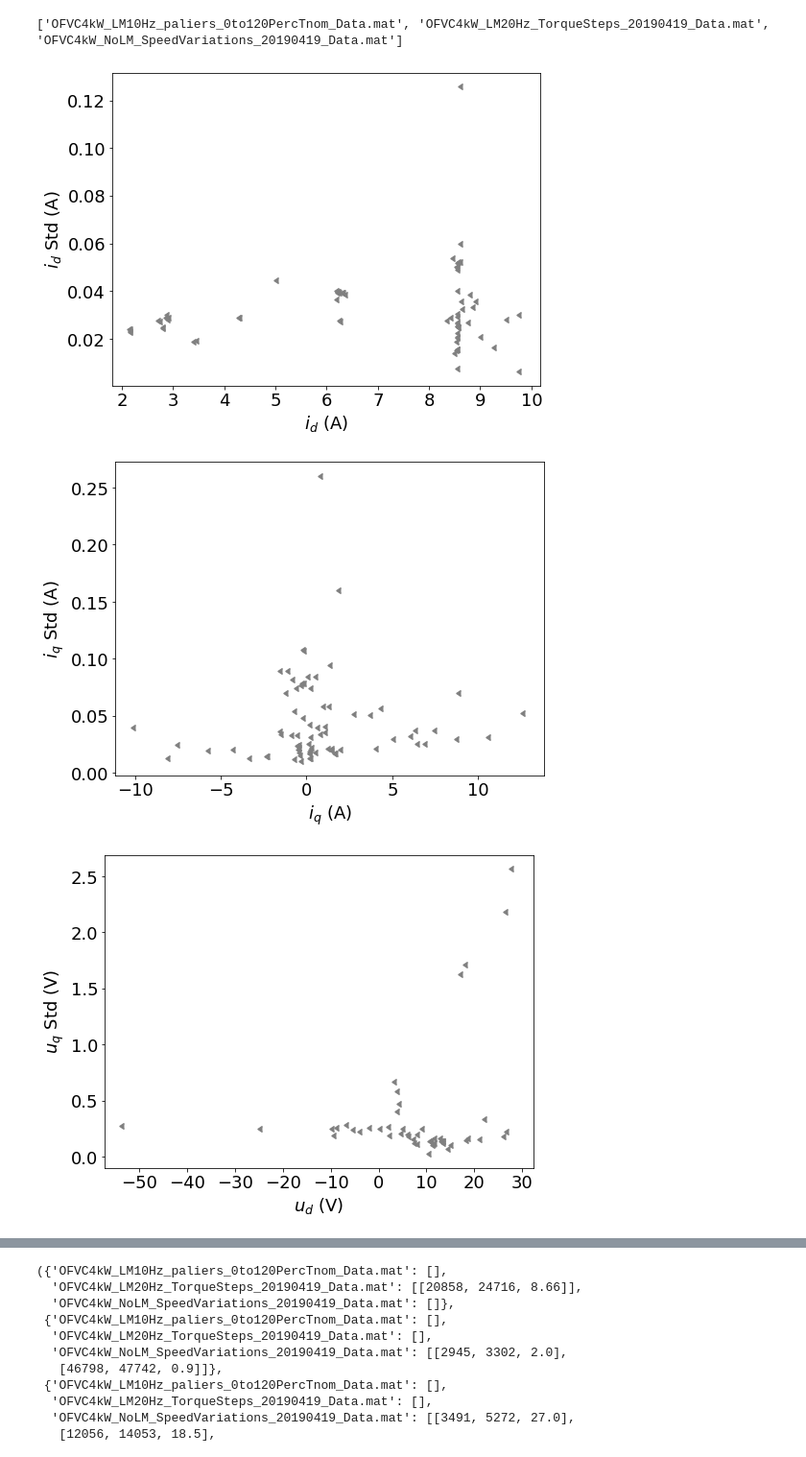
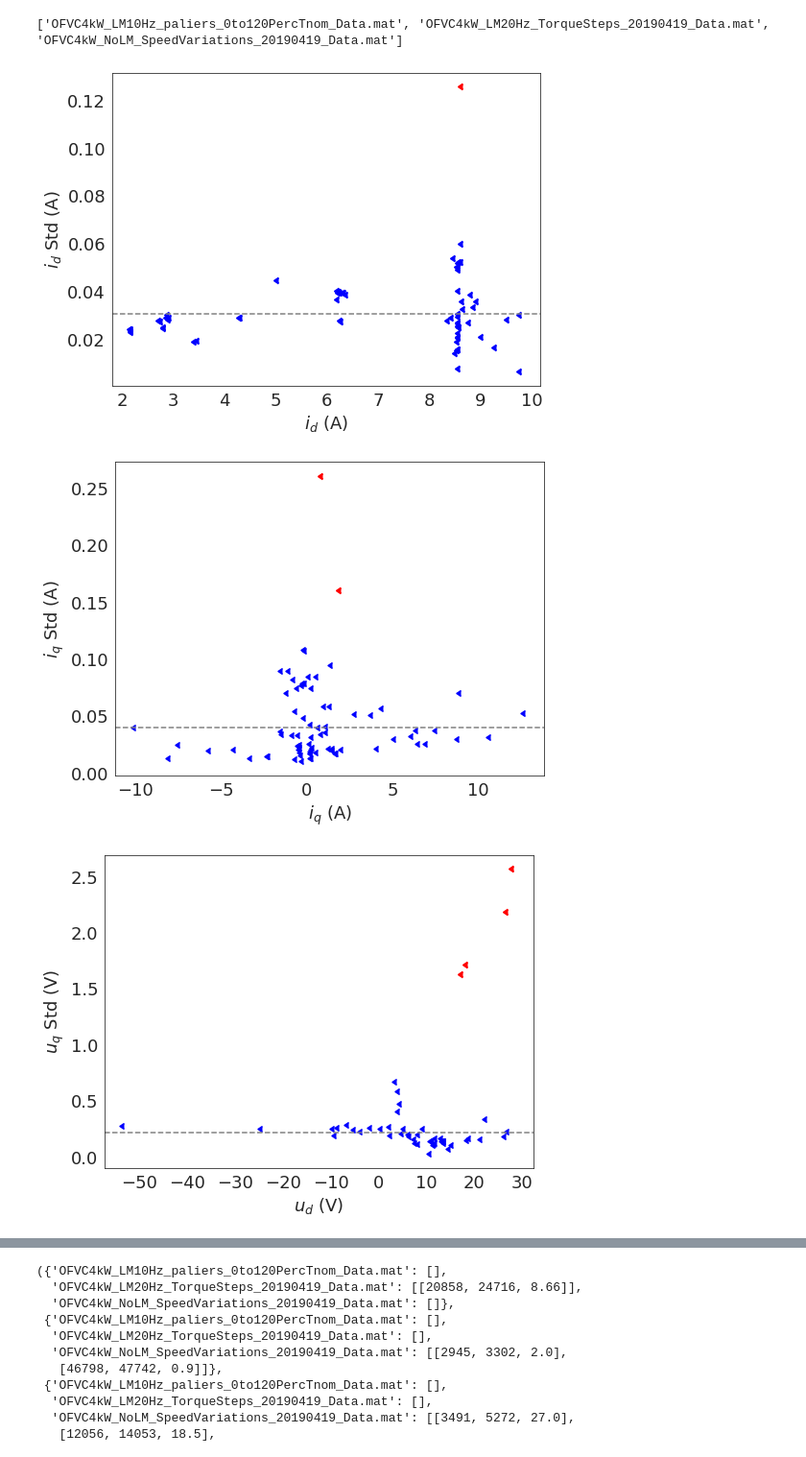
Before and after one commit to sagarverma/TemporalNeuralDenoisers, a Jupyter notebook: notebooks/noise_modeling.ipynb, the cells around one changed output, grey strips where cells are left out. Shown at 96% size. Saved outputs shown, nothing was run; the diff lists cells and outputs as text; code cells hidden in the pictures.

```diff
--- a/notebooks/noise_modeling.ipynb
+++ b/notebooks/noise_modeling.ipynb
@@ -106,6 +147,9 @@ torque = np.asarray(torque)
 # %%
+sns.set_style("white")
 fig = plt.figure(figsize=(8,6))
-plt.scatter(current_d[:, 0], current_d[:, 1], marker=8, color='gray')
+plt.scatter(current_d[:, 0], current_d[:, 1], marker=8, linewidths=2, color='blue')
+plt.scatter(current_d_thres[:, 0], current_d_thres[:, 1], marker=8, linewidths=2, color='red')
+plt.axhline(np.mean(current_d[:, 1]), color='gray', linestyle='--')
 plt.xlabel(r'$i_d$ (A)', fontsize=18)
 plt.ylabel(r'$i_d$ Std (A)', fontsize=18)
 plt.xticks(fontsize=18)
@@ -113,7 +157,9 @@ plt.yticks(fontsize=18)
 plt.savefig('current_d_noise_stat.pdf', bbox_inches="tight", dpi=300, transparent=True)
 
 fig = plt.figure(figsize=(8,6))
-plt.scatter(current_q[:, 0], current_q[:, 1], marker=8, color='gray')
+plt.scatter(current_q[:, 0], current_q[:, 1], marker=8, color='blue')
+plt.scatter(current_q_thres[:, 0], current_q_thres[:, 1], marker=8, linewidths=2, color='red')
+plt.axhline(np.mean(current_q[:, 1]), color='gray', linestyle='--')
 plt.xlabel(r'$i_q$ (A)', fontsize=18)
 plt.ylabel(r'$i_q$ Std (A)', fontsize=18)
 plt.xticks(fontsize=18)
@@ -121,37 +167,45 @@ plt.yticks(fontsize=18)
 plt.savefig('current_q_noise_stat.pdf', bbox_inches="tight", dpi=300, transparent=True)
 
 fig = plt.figure(figsize=(8,6))
-plt.scatter(voltage_d[:, 0], voltage_d[:, 1], marker=8, color='gray')
+plt.scatter(voltage_d[:, 0], voltage_d[:, 1], marker=8, color='blue')
+plt.scatter(voltage_d_thres[:, 0], voltage_d_thres[:, 1], marker=8, linewidths=2, color='red')
+plt.axhline(np.mean(voltage_d[:, 1]), color='gray', linestyle='--')
 plt.xlabel(r'$u_d$ (V)', fontsize=18)
 plt.ylabel(r'$u_q$ Std (V)', fontsize=18)
 plt.xticks(fontsize=18)
 plt.yticks(fontsize=18)
 plt.savefig('voltage_d_noise_stat.pdf', bbox_inches="tight", dpi=300, transparent=True)
 
 fig = plt.figure(figsize=(8,6))
-plt.scatter(voltage_q[:, 0], voltage_q[:, 1], marker=8, color='gray')
+plt.scatter(voltage_q[:, 0], voltage_q[:, 1], marker=8, color='blue')
+plt.scatter(voltage_q_thres[:, 0], voltage_q_thres[:, 1], marker=8, linewidths=2, color='red')
+plt.axhline(np.mean(voltage_q[:, 1]), color='gray', linestyle='--')
 plt.xlabel(r'$u_q$ (V)', fontsize=18)
 plt.ylabel(r'$u_q$ Std (V)', fontsize=18)
 plt.xticks(fontsize=18)
 plt.yticks(fontsize=18)
 plt.savefig('votlage_q_noise_stat.pdf', bbox_inches="tight", dpi=300, transparent=True)
 
 fig = plt.figure(figsize=(8,6))
-plt.scatter(speed[:, 0], speed[:, 1], marker=8, color='gray')
+plt.scatter(speed[:, 0], speed[:, 1], marker=8, color='blue')
+plt.scatter(speed_thres[:, 0], speed_thres[:, 1], marker=8, linewidths=2, color='red')
+plt.axhline(np.mean(speed[:, 1]), color='gray', linestyle='--')
 plt.xlabel(r'$\omega_r$ (Hz)', fontsize=18)
 plt.ylabel(r'$\omega_r$ Std (Hz)', fontsize=18)
 plt.xticks(fontsize=18)
 plt.yticks(fontsize=18)
 plt.savefig('speed_noise_stat.pdf', bbox_inches="tight", dpi=300, transparent=True)
 
 fig = plt.figure(figsize=(8,6))
-plt.scatter(torque[:, 0], torque[:, 1], marker=8, color='gray')
+plt.scatter(torque[:, 0], torque[:, 1], marker=8, color='blue')
+plt.scatter(torque_thres[:, 0], torque_thres[:, 1], marker=8, linewidths=2, color='red')
+plt.axhline(np.mean(torque[:, 1]), color='gray', linestyle='--')
 plt.xlabel(r'$\tau_{em}$ (% Nominal Torque)', fontsize=18)
 plt.ylabel(r'$\tau_{em}$ Std (% Nominal Torque)', fontsize=18)
 plt.xticks(fontsize=18)
 plt.yticks(fontsize=18)
 plt.savefig('torque_noise_stat.pdf', bbox_inches="tight", dpi=300, transparent=True)
 # %% [output]
-[figure, old version]
+[figure, new version]
-[figure, old version]
+[figure, new version]
-[figure, old version]
+[figure, new version]
```
Also changed, not shown: parts of 4 cells of this notebook, 54 other files.
